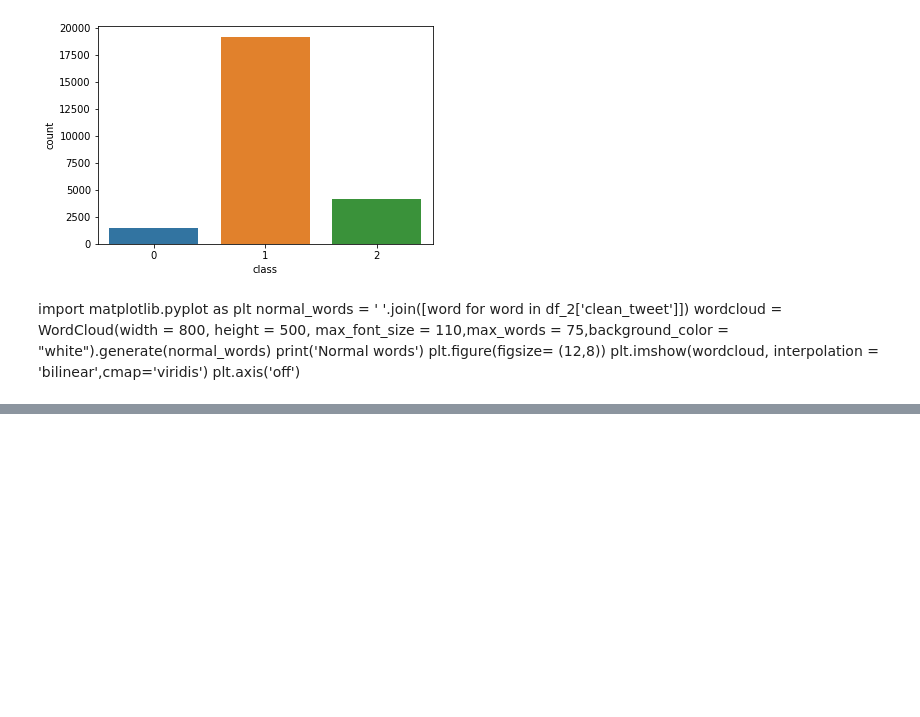
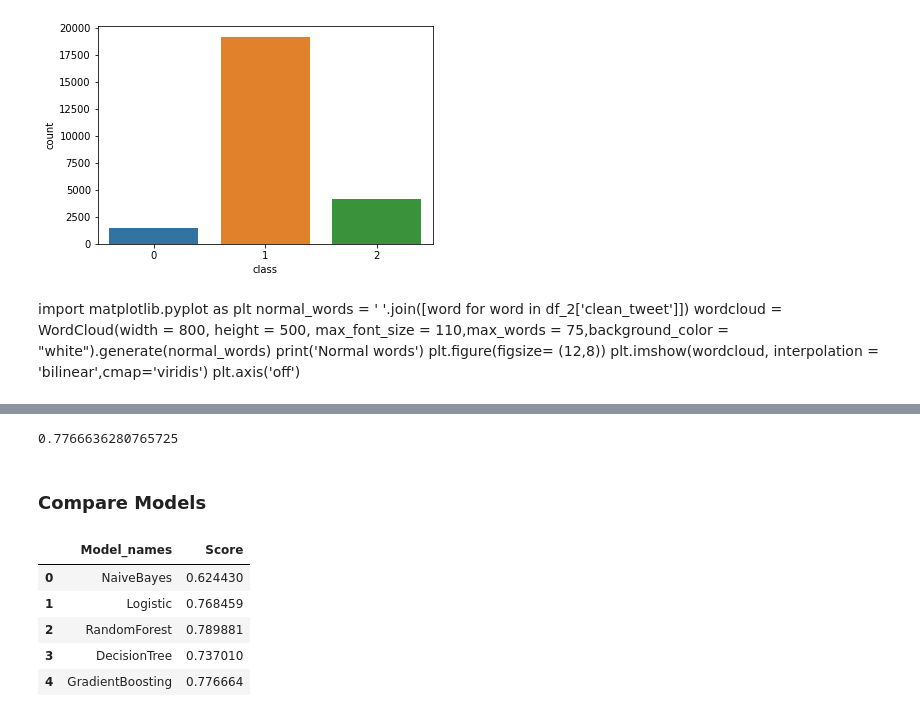
Before and after one commit to merlinymy/tweetsAnalysisPython, a Jupyter notebook: MLModels.ipynb, the cells around one changed output, grey strips where cells are left out. Drawn from its saved outputs; the diff is of its cells as text; code cells hidden in the pictures; blank space fills up the shorter version.

```diff
--- a/MLModels.ipynb
+++ b/MLModels.ipynb
@@ -60,0 +290,16 @@ plt.axis('off')
+# %%
+from sklearn.ensemble import GradientBoostingClassifier
+grad_clf = GradientBoostingClassifier()
+grad_clf.fit(X_train, y_train)
+predict_grad = grad_clf.predict(X_test)
+accuracy_score(y_test, predict_grad)
+# %% [output]
+0.7766636280765725
+# %% [markdown]
+### Compare Models
+# %%
+navAcc = accuracy_score(y_test, predict_nav)
+logiRegAcc = accuracy_score(y_test, predict_log)
+forestAcc = accuracy_score(y_test, predict)
+treeAcc = accuracy_score(y_test, predict_dt)
+gradAcc = accuracy_score(y_test, predict_grad)
@@ -60,0 +312,9 @@ plt.axis('off')
+# %%
+model_df
+# %% [output]
+|  | Model_names | Score |
+| 0 | NaiveBayes | 0.624430 |
+| 1 | Logistic | 0.768459 |
+| 2 | RandomForest | 0.789881 |
+| 3 | DecisionTree | 0.737010 |
+| 4 | GradientBoosting | 0.776664 |
```
Also changed, not shown: parts of 76 cells of this notebook, 1 other file.
